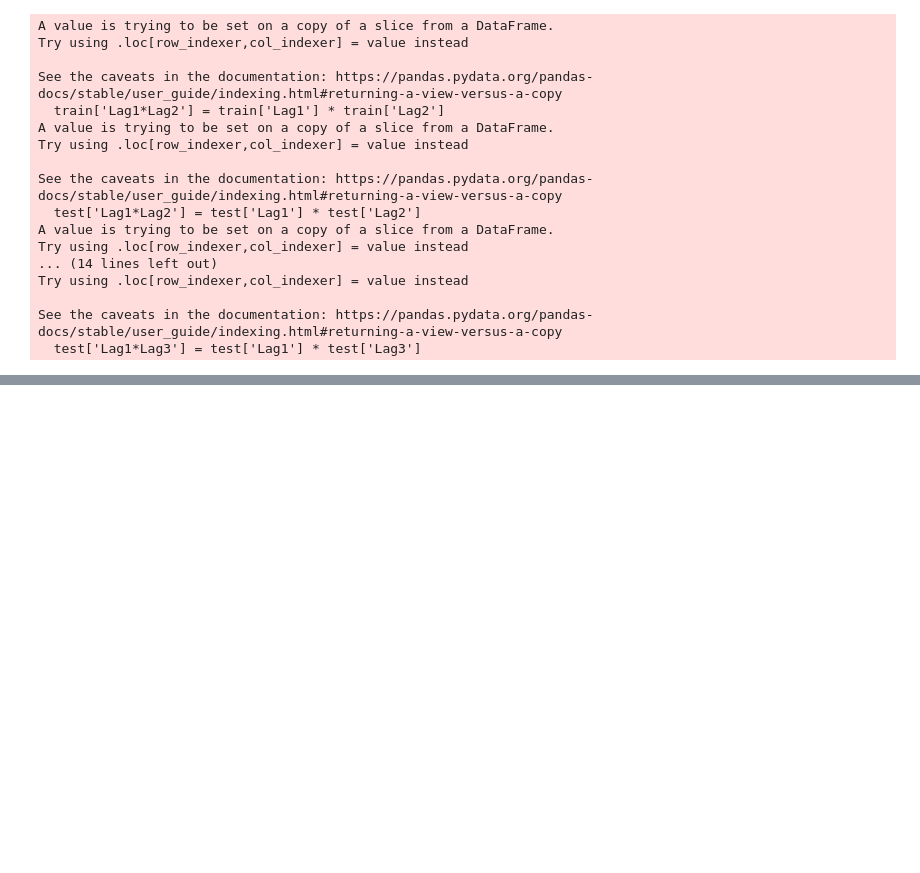
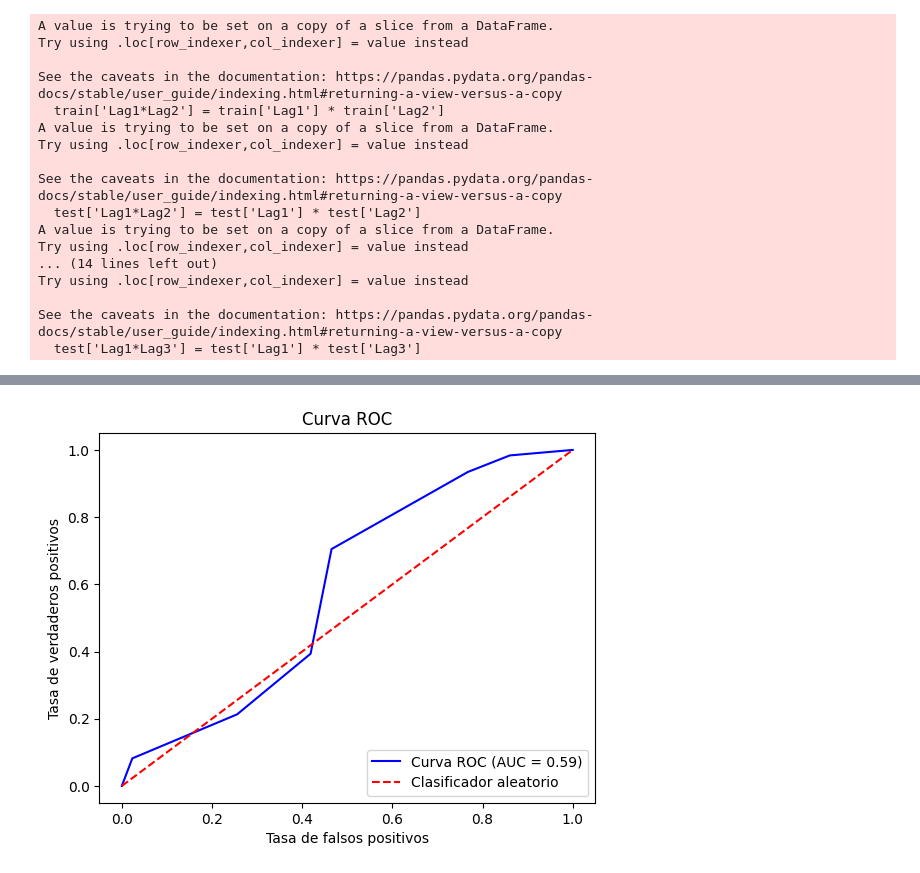
Before and after one commit to opcruz/notebooks, a Jupyter notebook: Tarea3-Orestes.ipynb, the cells around one changed output, grey strips where cells are left out. Cells and saved outputs as stored; diff of their text form; code cells hidden in the pictures; blank space fills up the shorter version.

```diff
--- a/Tarea3-Orestes.ipynb
+++ b/Tarea3-Orestes.ipynb
@@ -770,0 +658,14 @@ plt.show()
+# %%
+X_train15 = pd.DataFrame()
+X_test15 = pd.DataFrame()
+
+for dataset in datasets:
+    if dataset['name'] == 'Direction ~ Lag1 + Lag2 + Lag3 + Lag1*Lag2 + Lag2*Lag3':
+        X_train15 = dataset['train']
+        X_test15 = dataset['test']
+
+y_train = train_y.values
+y_test = test_y
+
+knn_15 = nb.KNeighborsClassifier(n_neighbors=15)
+knn_15.fit(X_train15, y_train)
@@ -770,0 +674,6 @@ plt.show()
+# %%
+predicted_knn15 = knn_15.predict(X_test15)
+predicted_prob_knn15 = knn_15.predict_proba(X_test15)[:, 1]
+
+matrix_knn15 = confusion_matrix(y_test, predicted_knn15).T
+matrix_knn15
@@ -770,0 +707,14 @@ plt.show()
+# %%
+# Calcular la curva ROC y el AUC
+fpr, tpr, thresholds = roc_curve(y_test, predicted_prob_knn15)
+roc_auc = auc(fpr, tpr)
+
+plt.plot(fpr, tpr, color='blue', label='Curva ROC (AUC = %0.2f)' % roc_auc)
+plt.plot([0, 1], [0, 1], color='red', linestyle='--', label='Clasificador aleatorio')
+plt.xlabel('Tasa de falsos positivos')
+plt.ylabel('Tasa de verdaderos positivos')
+plt.title('Curva ROC')
+plt.legend(loc="lower right")
+plt.show()
+# %% [output]
+[figure, added]
```
Also changed, not shown: parts of 37 cells of this notebook.
